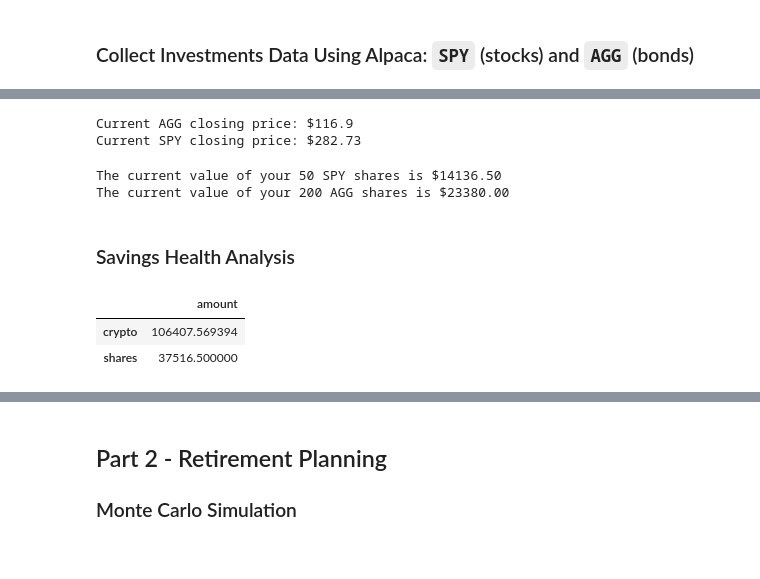
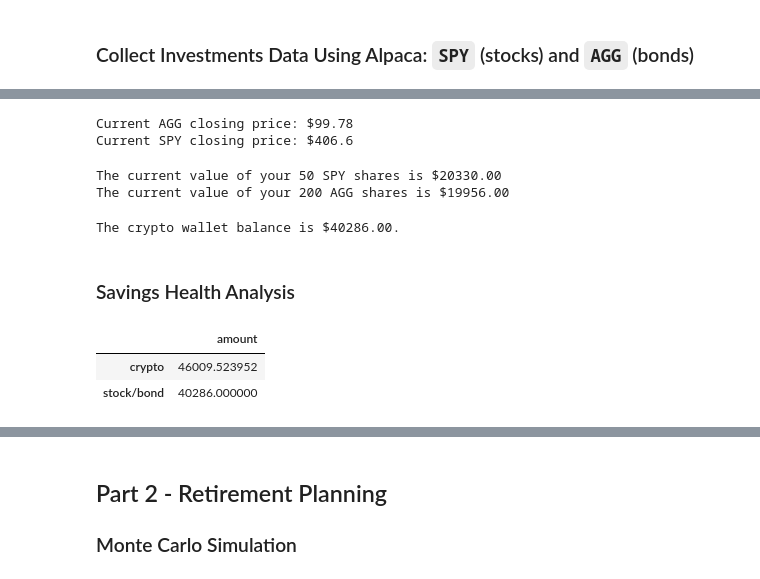
Before and after one commit to tetmiranda/Financial-Planning, a Jupyter notebook: financial-planner.ipynb, the cells around one changed output, grey strips where cells are left out. Cells and saved outputs as stored; diff of their text form; code cells hidden in the pictures.

Commit message:
Updated Python file - 12-09

```diff
--- a/financial-planner.ipynb
+++ b/financial-planner.ipynb
@@ -73,5 +110,9 @@ my_spy = 50
 # %%
 # Format current date as ISO format
+
+#Fetch 5 years historical prices
+start_date = pd.Timestamp("2022-09-09", tz="America/New_York").isoformat()
+end_date = pd.Timestamp("2022-09-09", tz="America/New_York").isoformat()
 
 # Set the tickers
 tickers = ['AGG', 'SPY']
@@ -80,10 +121,21 @@ tickers = ['AGG', 'SPY']
 timeframe = "1Day"
 
 # Get current closing prices for SPY and AGG
-
+df_ticker = alpaca.get_bars(
+    tickers,
+    timeframe,
+    start=end_date,
+    end=end_date
+).df
 
 # Reorganize the DataFrame
 # Separate ticker data
+vagg = df_ticker[df_ticker['symbol']=='AGG'].drop('symbol', axis=1)
+vspy = df_ticker[df_ticker['symbol']=='SPY'].drop('symbol', axis=1)
 
 # Concatenate the ticker DataFrames
+df_ticker = pd.concat([vagg, vspy],axis=1, keys=['AGG','SPY'])
+
+# Display sample data
+df_ticker.tail(15)
 # %% [output]
@@ -98,38 +146,57 @@ timeframe = "1Day"
 # %%
 # Pick AGG and SPY close prices
-# YOUR CODE HERE!
+df_closing_prices = pd.DataFrame()
+
+df_closing_prices["AGG"]= df_ticker["AGG"]["close"]
+df_closing_prices["SPY"]= df_ticker["SPY"]["close"]
+
+agg_close_price = float(df_closing_prices["AGG"])
+spy_close_price = float(df_closing_prices["SPY"])
 
 # Print AGG and SPY close prices
 print(f"Current AGG closing price: ${agg_close_price}")
 print(f"Current SPY closing price: ${spy_close_price}")
 # %% [output]
-Current AGG closing price: $116.9
-Current SPY closing price: $282.73
+Current AGG closing price: $99.78
+Current SPY closing price: $406.6
 # %%
 # Compute the current value of shares
-# YOUR CODE HERE!
+my_spy_value = spy_close_price * my_spy
+my_agg_value = agg_close_price * my_agg
+
 
 # Print current value of shares
 print(f"The current value of your {my_spy} SPY shares is ${my_spy_value:0.2f}")
 print(f"The current value of your {my_agg} AGG shares is ${my_agg_value:0.2f}")
 # %% [output]
-The current value of your 50 SPY shares is $14136.50
-The current value of your 200 AGG shares is $23380.00
+The current value of your 50 SPY shares is $20330.00
+The current value of your 200 AGG shares is $19956.00
+# %%
+# Calculate the total value of stock and bonds of portfolio
+total_stock_bonds = my_spy_value + my_agg_value
+
+# Print total value of stock and bonds of portfolio
+print(f"The crypto wallet balance is ${total_stock_bonds:0.2f}.")
+# %% [output]
+The crypto wallet balance is $40286.00.
 # %% [markdown]
 ### Savings Health Analysis
 # %%
 # Set monthly household income
-# YOUR CODE HERE!
+monthly_income = 12000
 
 # Consolidate financial assets data
-# YOUR CODE HERE!
+savings_data = [total_crypto_wallet, total_stock_bonds]
+
+# Review the Python list savings data
+savings_data
 
 # Create savings DataFrame
-# YOUR CODE HERE!
+df_savings = pd.DataFrame(savings_data, columns = ['amount'], index = ['crypto', 'stock/bond'])
 
 # Display savings DataFrame
 display(df_savings)
 # %% [output]
 |  | amount |
-| crypto | 106407.569394 |
-| shares | 37516.500000 |
+| crypto | 46009.523952 |
+| stock/bond | 40286.000000 |
```
Also changed, not shown: parts of 10 cells of this notebook.
